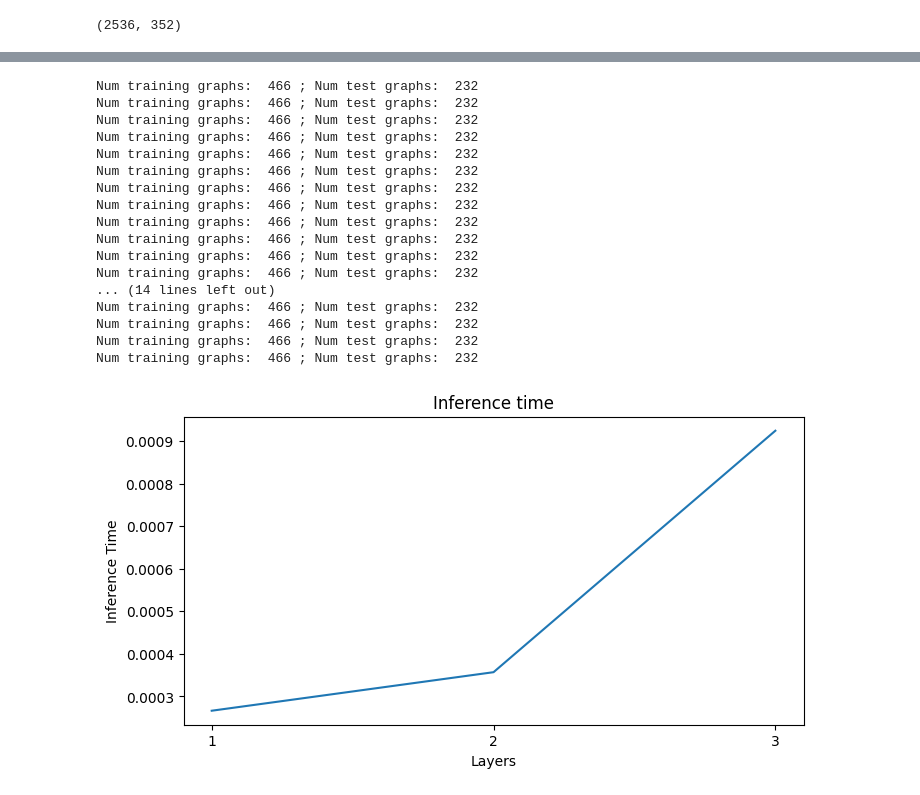
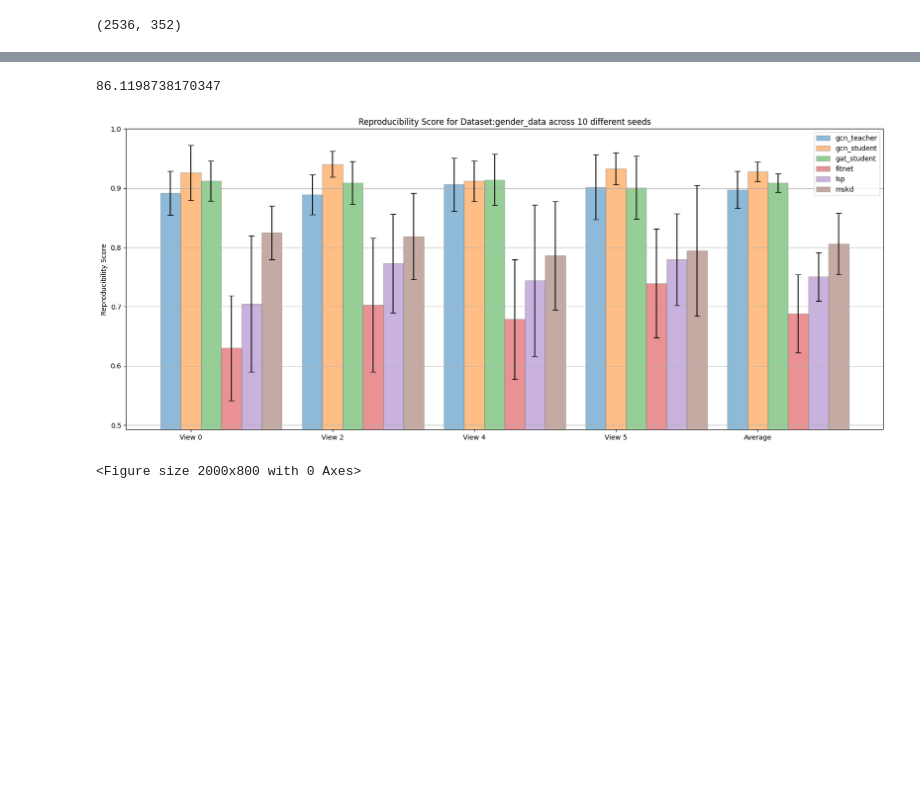
Before and after one commit to LorenzoStigliano/thesis-imperial, a Jupyter notebook: src/notebooks/gat_testing.ipynb, the cells around one changed output, grey strips where cells are left out. Saved outputs shown, nothing was run; the diff lists cells and outputs as text; code cells hidden in the pictures; blank space fills up the shorter version.

```diff
--- a/src/notebooks/gat_testing.ipynb
+++ b/src/notebooks/gat_testing.ipynb
@@ -158,42 +35,17 @@ plt.show()
-# %%
-import matplotlib.pyplot as plt
-import numpy as np
-
-plt.rcParams["figure.figsize"] = (8,4)
-
-# Sample data
-x = layers
-y = [np.mean([inference_time(model_layer_1) for i in range(10)]),
-     np.mean([inference_time(model_layer_2) for i in range(10)]),
-     np.mean([inference_time(model_layer_3) for i in range(10)])]
-# Plotting
-plt.plot(x, y)
-plt.xticks(x, x)
-
-# Customize the plot
-plt.xlabel('Layers')
-plt.ylabel('Inference Time')
-plt.title('Inference time')
-#plt.legend()
-
-# Display the plot
-plt.show()
-# %% [output]
-Num training graphs:  466 ; Num test graphs:  232
-Num training graphs:  466 ; Num test graphs:  232
-Num training graphs:  466 ; Num test graphs:  232
-Num training graphs:  466 ; Num test graphs:  232
-Num training graphs:  466 ; Num test graphs:  232
-Num training graphs:  466 ; Num test graphs:  232
-Num training graphs:  466 ; Num test graphs:  232
-Num training graphs:  466 ; Num test graphs:  232
-Num training graphs:  466 ; Num test graphs:  232
-Num training graphs:  466 ; Num test graphs:  232
-Num training graphs:  466 ; Num test graphs:  232
-Num training graphs:  466 ; Num test graphs:  232
-... (14 lines left out)
-Num training graphs:  466 ; Num test graphs:  232
-Num training graphs:  466 ; Num test graphs:  232
-Num training graphs:  466 ; Num test graphs:  232
-Num training graphs:  466 ; Num test graphs:  232
-[figure, removed]
+# %%
+((2536-352)/2536)*100
+# %% [output]
+86.1198738170347
+# %%
+dataset="gender_data"
+views=[0, 2, 4, 5]
+models=["gcn", "gcn_student", "gat_student","fitnet", "lsp", "mskd"]
+model_args = [gcn_args, gcn_student_args, gat_student_args, fitnet_student_args, lsp_student_args, mskd_student_args]
+CV=["3Fold", "5Fold", "10Fold"]
+runs=[i for i in range(10)]
+save_fig=False
+
+plot_bar_chart_reproducibility_mulitple_runs(dataset, views, models, CV, runs, students=[-1,-1,-1,-1,-1,-1], model_args=model_args, save_fig=False)
+# %% [output]
+[figure, added]
+<Figure size 2000x800 with 0 Axes>
```
Also changed, not shown: parts of 13 cells of this notebook, 4 other files.
